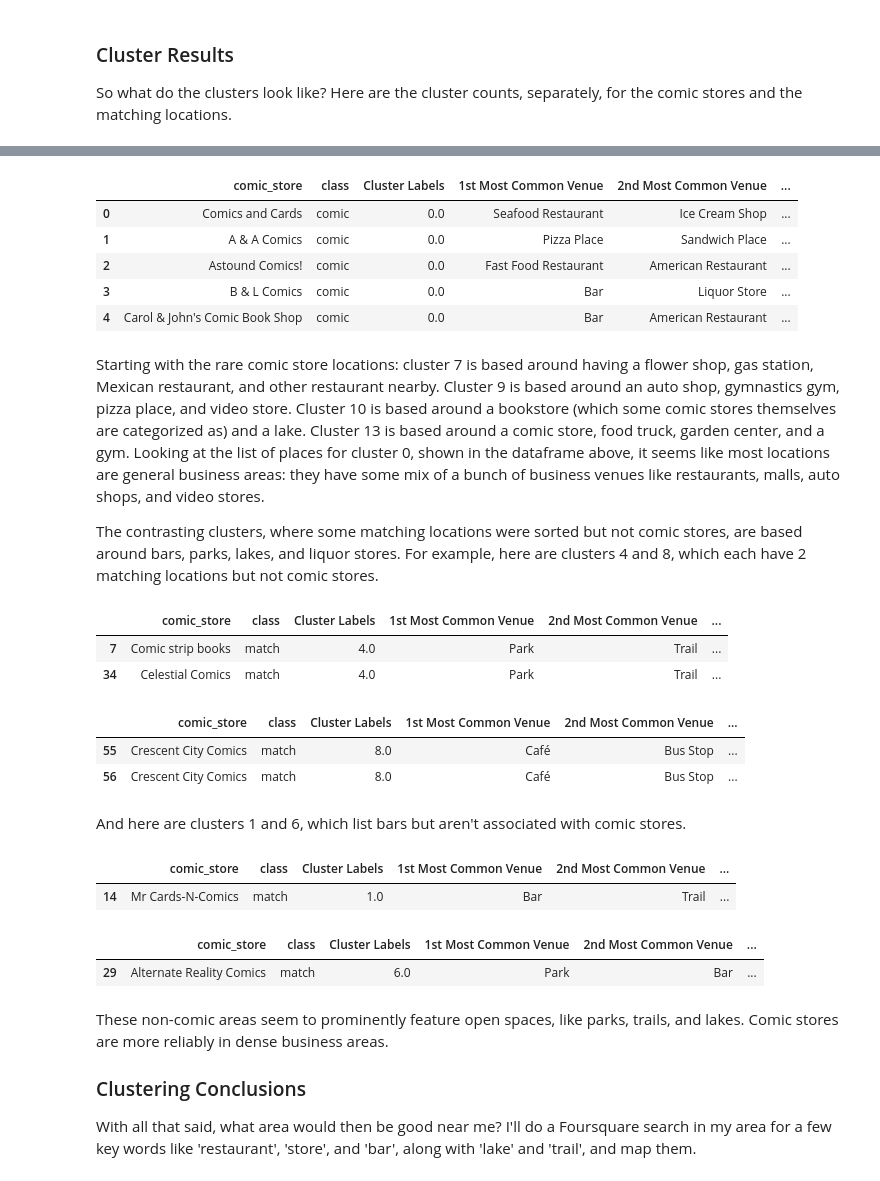
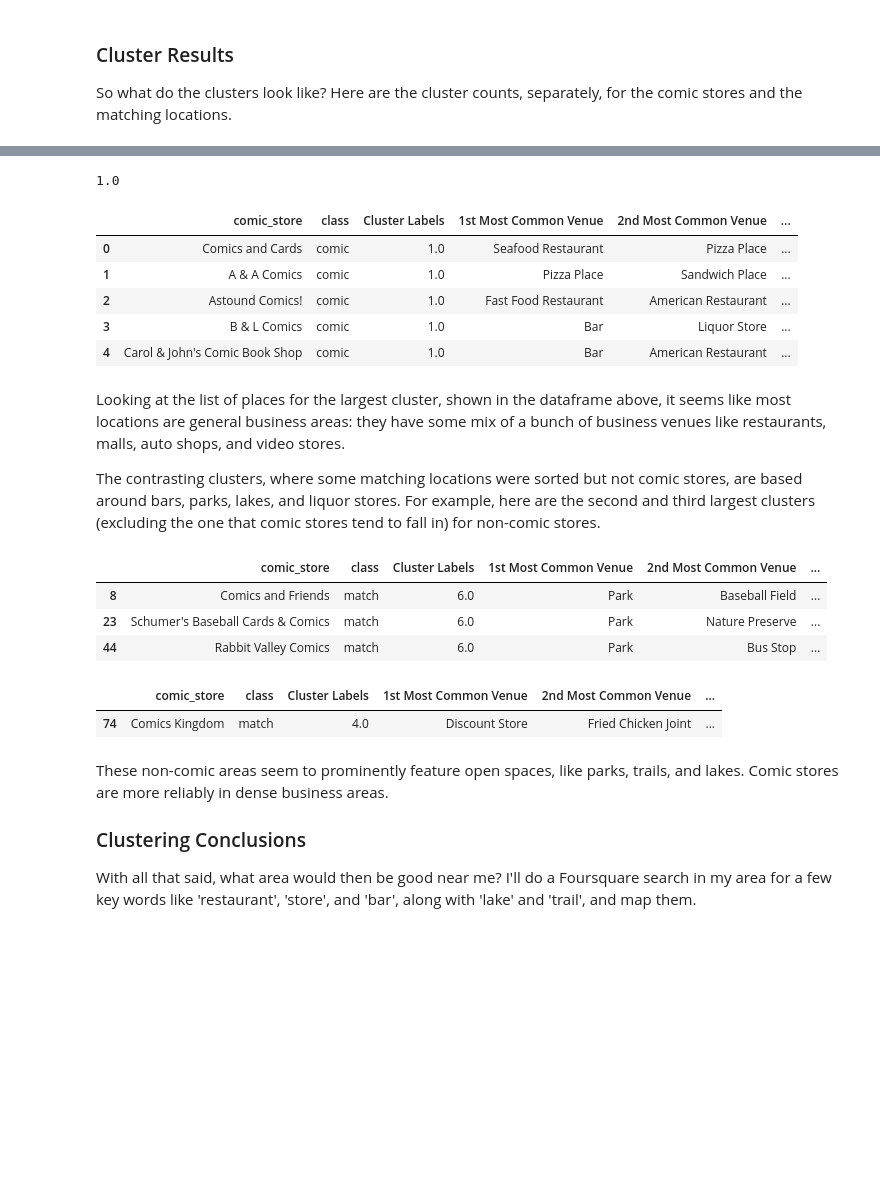
Before and after one commit to akonkel/Coursera_Capstone, a Jupyter notebook: capstone_notebook.ipynb, the cells around one changed output, grey strips where cells are left out. Saved outputs shown, nothing was run; the diff lists cells and outputs as text; code cells hidden in the pictures; blank space fills up the shorter version.

```diff
--- a/capstone_notebook.ipynb
+++ b/capstone_notebook.ipynb
@@ -469,41 +457,41 @@ Index(['Karaoke Bar', 'Liquor Store', 'Restaurant', 'Scenic Lookout'], dtype='ob
+# %%
+store_cluster_count = stores_final['Cluster Labels'].value_counts()
+store_cluster_count.index
+max_cluster = store_cluster_count.index[0]
+max_cluster
+# %% [output]
+1.0
+# %%
+match_cluster_count = matches_final['Cluster Labels'].value_counts()
+match_cluster_count.index
+second_cluster = match_cluster_count.index[1]
+third_cluster = match_cluster_count.index[2]
 # %%
-cluster0 = stores_final.loc[stores_final['Cluster Labels'] == 0, stores_final.columns[[3,stores_final.shape[1]-1] + list(range(9, stores_final.shape[1]-1))]]
+cluster0 = stores_final.loc[stores_final['Cluster Labels'] == max_cluster, stores_final.columns[[3,stores_final.shape[1]-1] + list(range(9, stores_final.shape[1]-1))]]
 cluster0.head()
 # %% [output]
 |  | comic_store | class | Cluster Labels | 1st Most Common Venue | 2nd Most Common Venue | ... |
-| 0 | Comics and Cards | comic | 0.0 | Seafood Restaurant | Ice Cream Shop | ... |
-| 1 | A & A Comics | comic | 0.0 | Pizza Place | Sandwich Place | ... |
-| 2 | Astound Comics! | comic | 0.0 | Fast Food Restaurant | American Restaurant | ... |
-| 3 | B & L Comics | comic | 0.0 | Bar | Liquor Store | ... |
-| 4 | Carol & John's Comic Book Shop | comic | 0.0 | Bar | American Restaurant | ... |
+| 0 | Comics and Cards | comic | 1.0 | Seafood Restaurant | Pizza Place | ... |
+| 1 | A & A Comics | comic | 1.0 | Pizza Place | Sandwich Place | ... |
+| 2 | Astound Comics! | comic | 1.0 | Fast Food Restaurant | American Restaurant | ... |
+| 3 | B & L Comics | comic | 1.0 | Bar | Liquor Store | ... |
+| 4 | Carol & John's Comic Book Shop | comic | 1.0 | Bar | American Restaurant | ... |
 # %% [markdown]
-Starting with the rare comic store locations: cluster 7 is based around having a flower shop, gas station, Mexican restaurant, and other restaurant nearby.  Cluster 9 is based around an auto shop, gymnastics gym, pizza place, and video store.  Cluster 10 is based around a bookstore (which some comic stores themselves are categorized as) and a lake.  Cluster 13 is based around a comic store, food truck, garden center, and a gym.  Looking at the list of places for cluster 0, shown in the dataframe above, it seems like most locations are general business areas: they have some mix of a bunch of business venues like restaurants, malls, auto shops, and video stores.
+Looking at the list of places for the largest cluster, shown in the dataframe above, it seems like most locations are general business areas: they have some mix of a bunch of business venues like restaurants, malls, auto shops, and video stores.
 
-The contrasting clusters, where some matching locations were sorted but not comic stores, are based around bars, parks, lakes, and liquor stores. For example, here are clusters 4 and 8, which each have 2 matching locations but not comic stores.
+The contrasting clusters, where some matching locations were sorted but not comic stores, are based around bars, parks, lakes, and liquor stores. For example, here are the second and third largest clusters (excluding the one that comic stores tend to fall in) for non-comic stores.
 # %%
-matches_final.loc[matches_final['Cluster Labels'] == 4, matches_final.columns[[3,matches_final.shape[1]-1] + list(range(9, matches_final.shape[1]-1))]]
+matches_final.loc[matches_final['Cluster Labels'] == second_cluster, matches_final.columns[[3,matches_final.shape[1]-1] + list(range(9, matches_final.shape[1]-1))]]
 # %% [output]
 |  | comic_store | class | Cluster Labels | 1st Most Common Venue | 2nd Most Common Venue | ... |
-| 7 | Comic strip books | match | 4.0 | Park | Trail | ... |
-| 34 | Celestial Comics | match | 4.0 | Park | Trail | ... |
+| 8 | Comics and Friends | match | 6.0 | Park | Baseball Field | ... |
+| 23 | Schumer's Baseball Cards & Comics | match | 6.0 | Park | Nature Preserve | ... |
+| 44 | Rabbit Valley Comics | match | 6.0 | Park | Bus Stop | ... |
 # %%
-matches_final.loc[matches_final['Cluster Labels'] == 8, matches_final.columns[[3,matches_final.shape[1]-1] + list(range(9, matches_final.shape[1]-1))]]
+matches_final.loc[matches_final['Cluster Labels'] == third_cluster, matches_final.columns[[3,matches_final.shape[1]-1] + list(range(9, matches_final.shape[1]-1))]]
 # %% [output]
 |  | comic_store | class | Cluster Labels | 1st Most Common Venue | 2nd Most Common Venue | ... |
-| 55 | Crescent City Comics | match | 8.0 | Café | Bus Stop | ... |
-| 56 | Crescent City Comics | match | 8.0 | Café | Bus Stop | ... |
+| 74 | Comics Kingdom | match | 4.0 | Discount Store | Fried Chicken Joint | ... |
-# %% [markdown]
-And here are clusters 1 and 6, which list bars but aren't associated with comic stores.
-# %%
-matches_final.loc[matches_final['Cluster Labels'] == 1, matches_final.columns[[3,matches_final.shape[1]-1] + list(range(9, matches_final.shape[1]-1))]]
-# %% [output]
-|  | comic_store | class | Cluster Labels | 1st Most Common Venue | 2nd Most Common Venue | ... |
-| 14 | Mr Cards-N-Comics | match | 1.0 | Bar | Trail | ... |
-# %%
-matches_final.loc[matches_final['Cluster Labels'] == 6, matches_final.columns[[3,matches_final.shape[1]-1] + list(range(9, matches_final.shape[1]-1))]]
-# %% [output]
-|  | comic_store | class | Cluster Labels | 1st Most Common Venue | 2nd Most Common Venue | ... |
-| 29 | Alternate Reality Comics | match | 6.0 | Park | Bar | ... |
 # %% [markdown]
 These non-comic areas seem to prominently feature open spaces, like parks, trails, and lakes.  Comic stores are more reliably in dense business areas.
 
```
Also changed, not shown: parts of 19 cells of this notebook.
